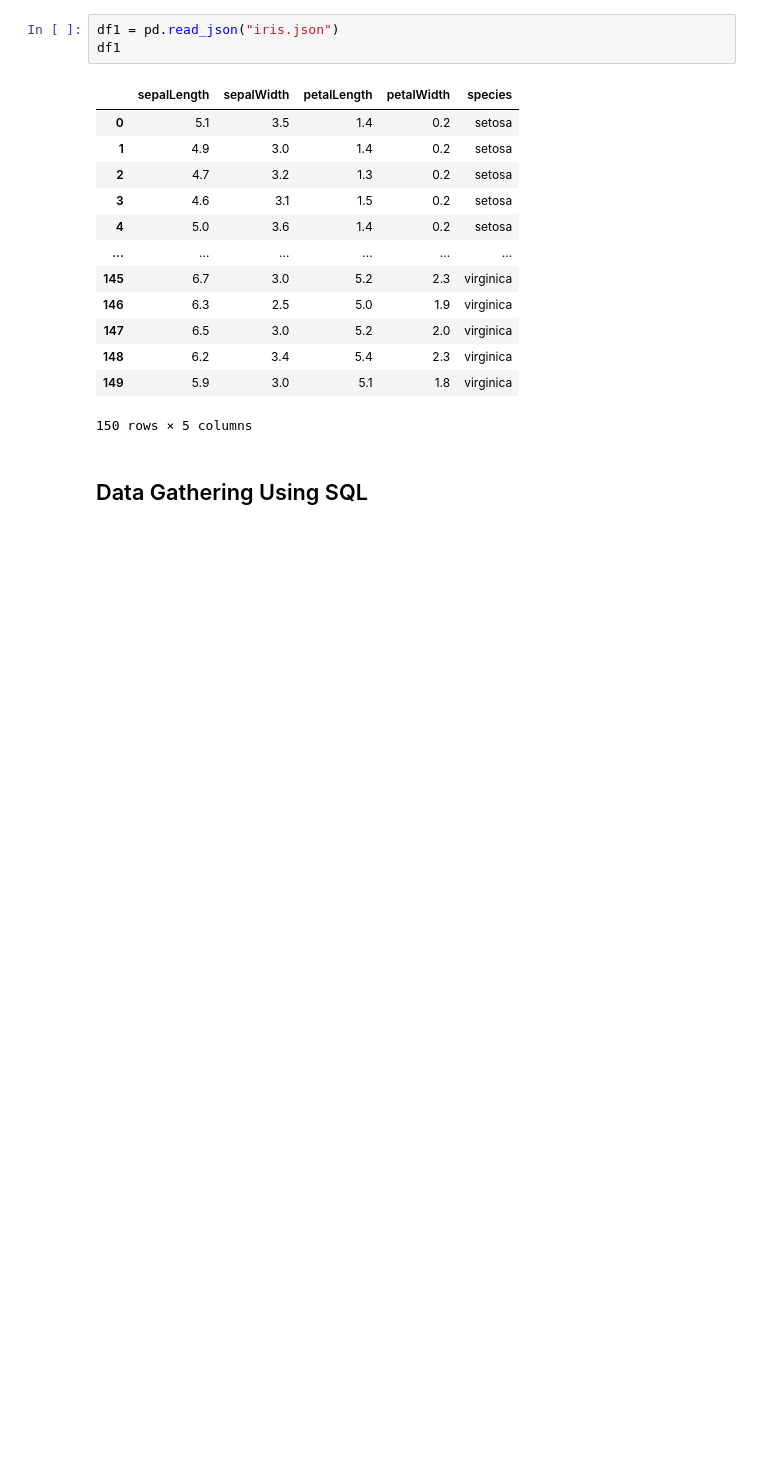
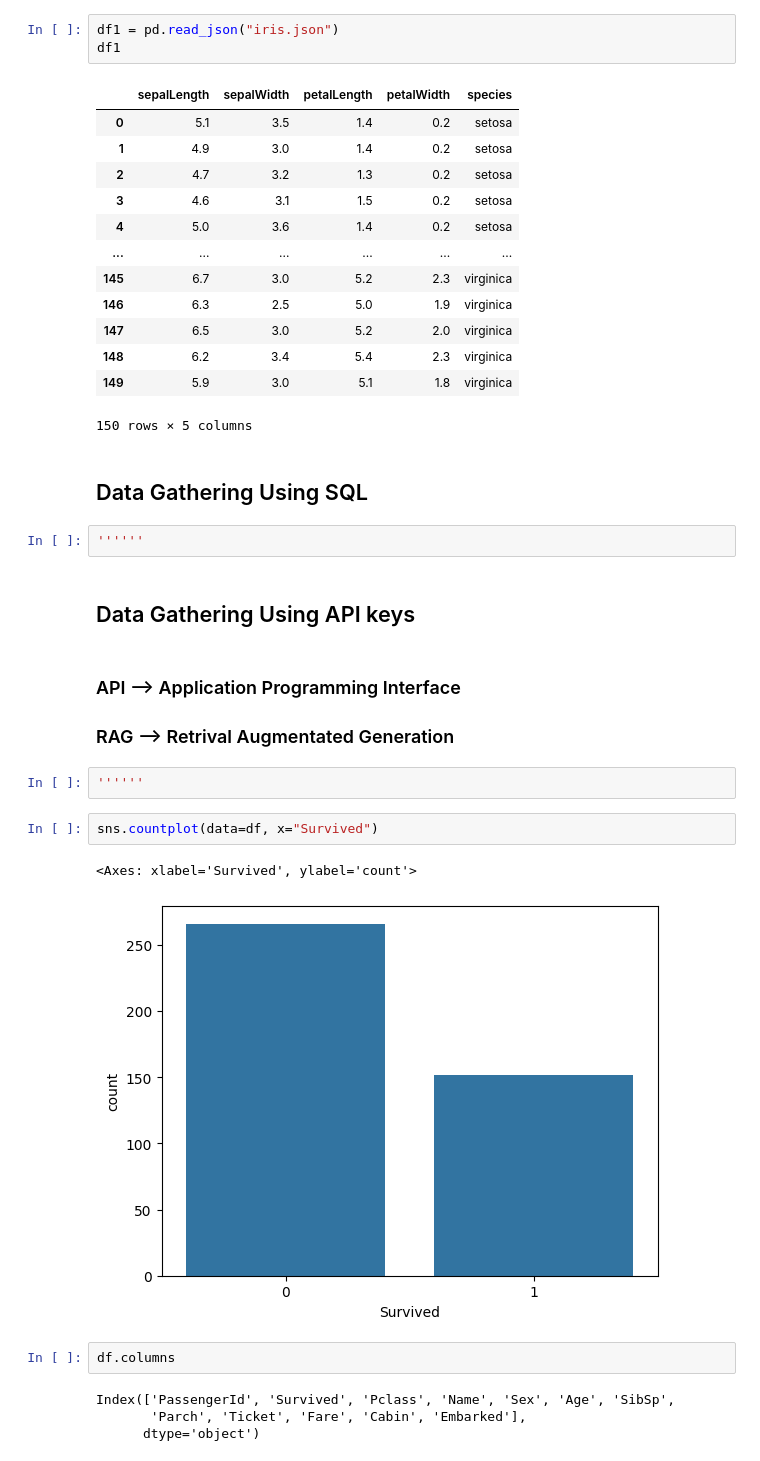
Before and after one commit to rupeshbharti/Today-I-Learned, a Jupyter notebook: Machine_Learning/Framing_Problems/data_gathering.ipynb, the cells around one changed output. Drawn from its saved outputs; the diff is of its cells as text; blank space fills up the shorter version.

```diff
--- a/Machine_Learning/Framing_Problems/data_gathering.ipynb
+++ b/Machine_Learning/Framing_Problems/data_gathering.ipynb
@@ -94,3 +94,23 @@ df1
 150 rows × 5 columns
 # %% [markdown]
 ## Data Gathering Using SQL
+# %%
+''''''
+# %% [markdown]
+## Data Gathering Using API keys
+# %% [markdown]
+### API --> Application Programming Interface
+### RAG --> Retrival Augmentated Generation
+# %%
+''''''
+# %%
+sns.countplot(data=df, x="Survived")
+# %% [output]
+<Axes: xlabel='Survived', ylabel='count'>
+[figure, added]
+# %%
+df.columns
+# %% [output]
+Index(['PassengerId', 'Survived', 'Pclass', 'Name', 'Sex', 'Age', 'SibSp',
+       'Parch', 'Ticket', 'Fare', 'Cabin', 'Embarked'],
+      dtype='object')
```
Also changed, not shown: parts of 1 cell of this notebook.
